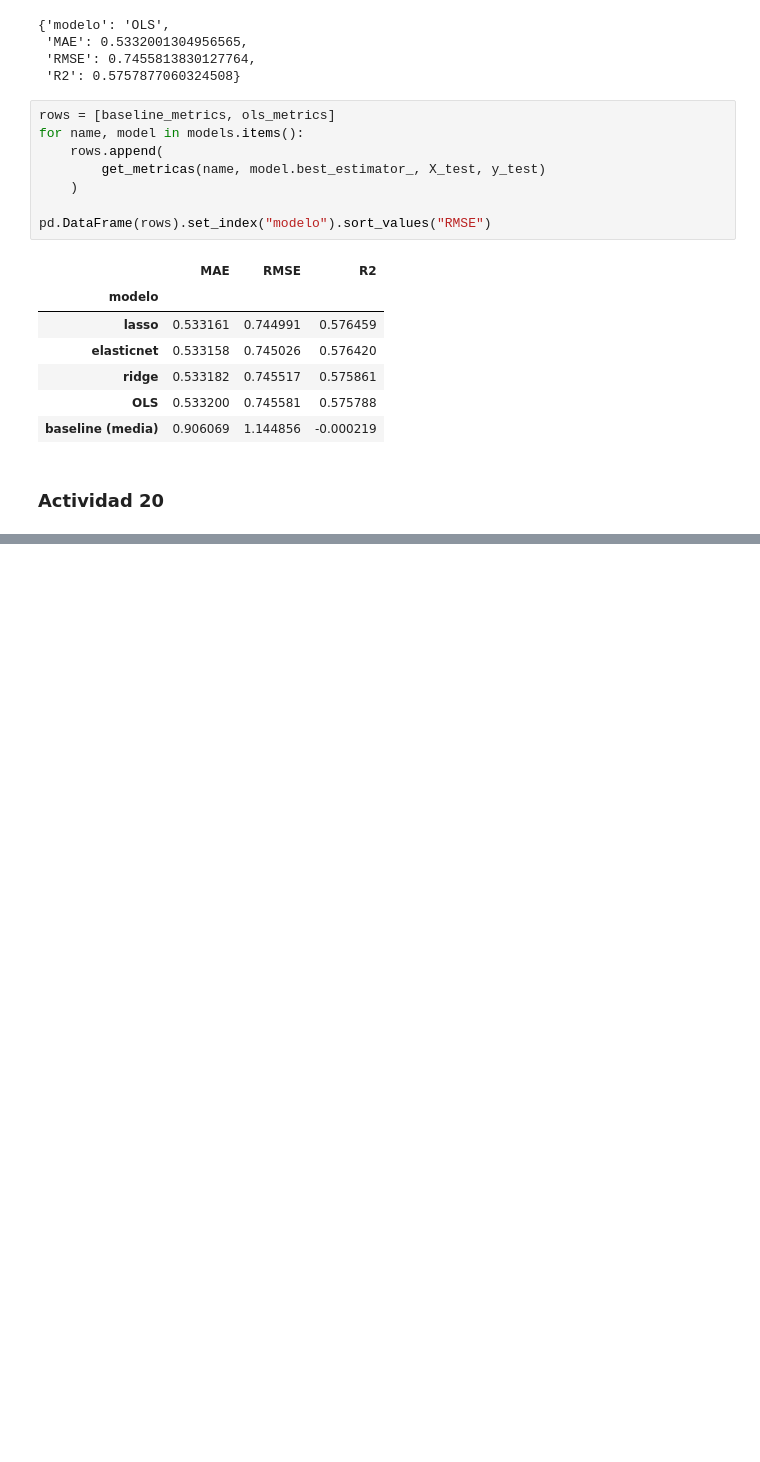
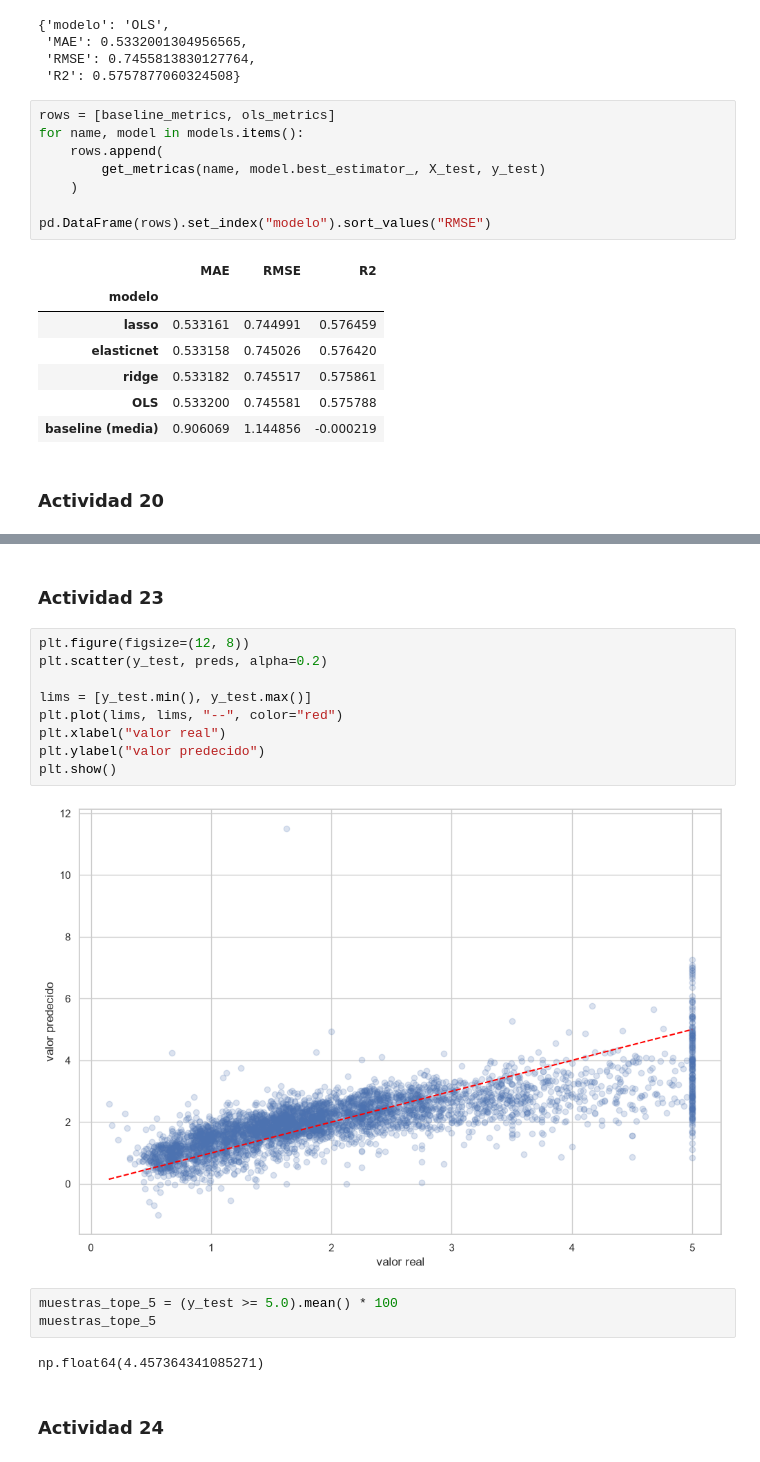
Before and after one commit to marcell-llerena/datascience-g8, a Jupyter notebook: notebooks/20260902_33_regresion_lineal.ipynb, the cells around one changed output, grey strips where cells are left out. Drawn from its saved outputs; the diff is of its cells as text; blank space fills up the shorter version.

```diff
--- a/notebooks/20260902_33_regresion_lineal.ipynb
+++ b/notebooks/20260902_33_regresion_lineal.ipynb
@@ -401,0 +458,20 @@ pd.DataFrame(rows).set_index("modelo").sort_values("RMSE")
+# %% [markdown]
+### Actividad 23
+# %%
+plt.figure(figsize=(12, 8))
+plt.scatter(y_test, preds, alpha=0.2)
+
+lims = [y_test.min(), y_test.max()]
+plt.plot(lims, lims, "--", color="red")
+plt.xlabel("valor real")
+plt.ylabel("valor predecido")
+plt.show()
+# %% [output]
+[figure, added]
+# %%
+muestras_tope_5 = (y_test >= 5.0).mean() * 100
+muestras_tope_5
+# %% [output]
+np.float64(4.457364341085271)
+# %% [markdown]
+### Actividad 24
```
Also changed, not shown: parts of 9 cells of this notebook.
